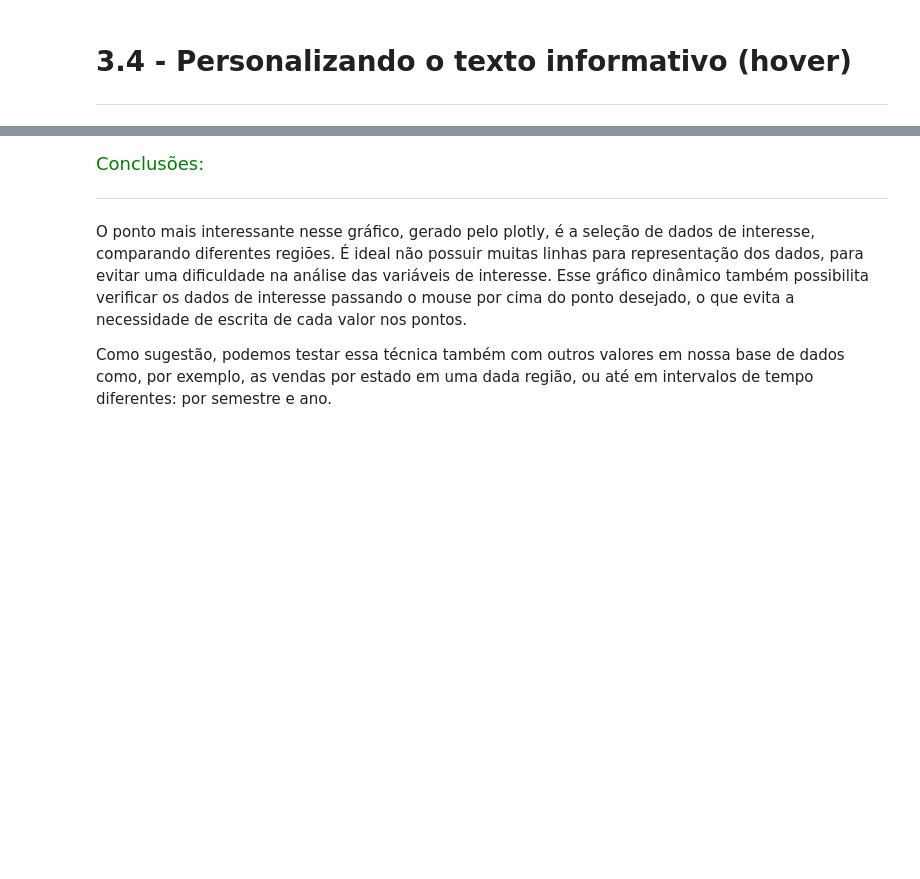
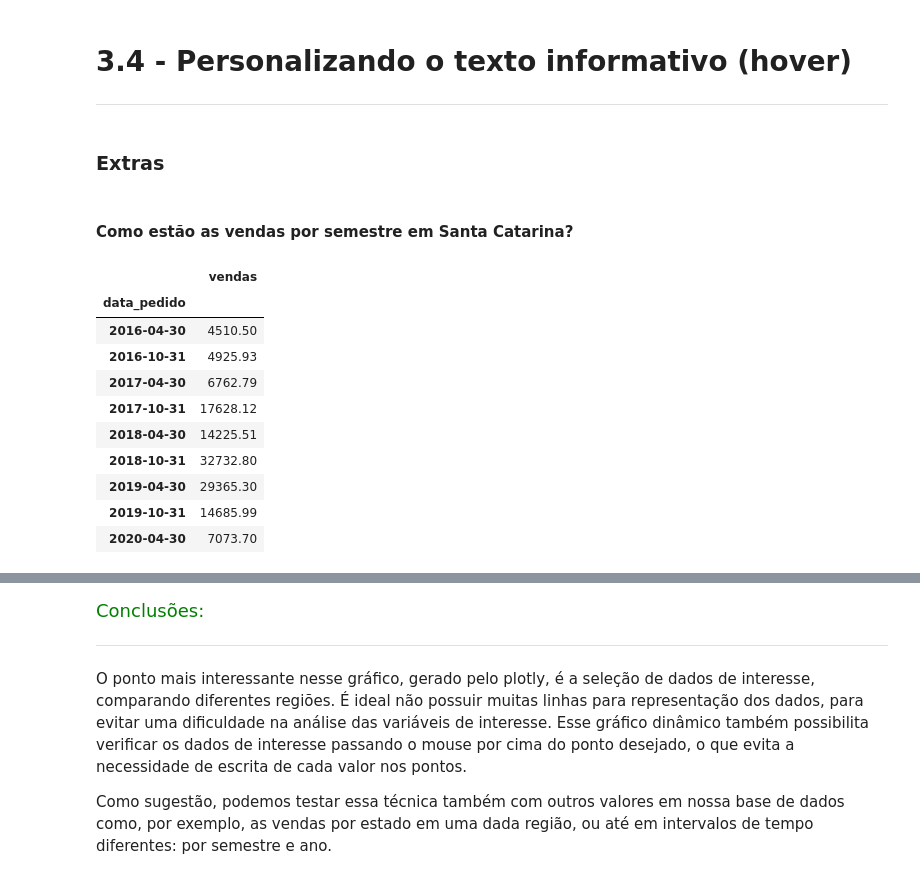
Before and after one commit to ledsouza/dataviz_vendas_lojas, a Jupyter notebook: Dataviz_ Gráficos.ipynb, the cells around one changed output, grey strips where cells are left out. Drawn from its saved outputs; the diff is of its cells as text; code cells hidden in the pictures; blank space fills up the shorter version.

```diff
--- a/Dataviz_ Gráficos.ipynb
+++ b/Dataviz_ Gráficos.ipynb
@@ -1109,3 +1109,28 @@ fig.update_traces(mode="markers+lines", hovertemplate = "<b>Período:</b> %{x} <
 # fig.update_layout(hovermode="x unified")  # para exibir o resumo de todos os dados no período
 
 fig.show()
+# %% [markdown]
+### Extras
+# %% [markdown]
+#### Como estão as vendas por semestre em Santa Catarina?
+# %%
+vendas_sc = vendas.copy()
+vendas_sc = (vendas_sc
+             .query('estado == "Santa Catarina"')[['data_pedido', 'vendas']]
+             .set_index('data_pedido')
+             .groupby(pd.Grouper(freq='6M'))
+             .sum()
+             )
+vendas_sc
+# %% [output]
+|  | vendas |
+| data_pedido |  |
+| 2016-04-30 | 4510.50 |
+| 2016-10-31 | 4925.93 |
+| 2017-04-30 | 6762.79 |
+| 2017-10-31 | 17628.12 |
+| 2018-04-30 | 14225.51 |
+| 2018-10-31 | 32732.80 |
+| 2019-04-30 | 29365.30 |
+| 2019-10-31 | 14685.99 |
+| 2020-04-30 | 7073.70 |
```
Also changed, not shown: parts of 4 cells of this notebook.
